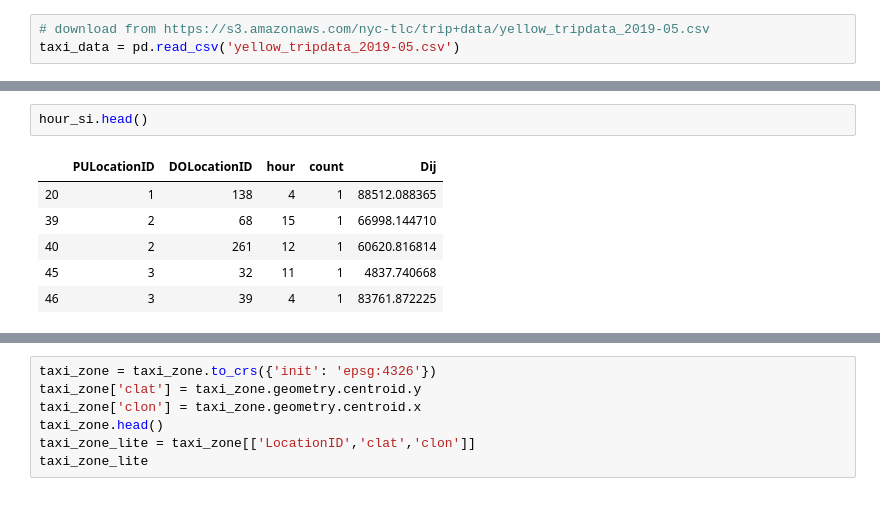
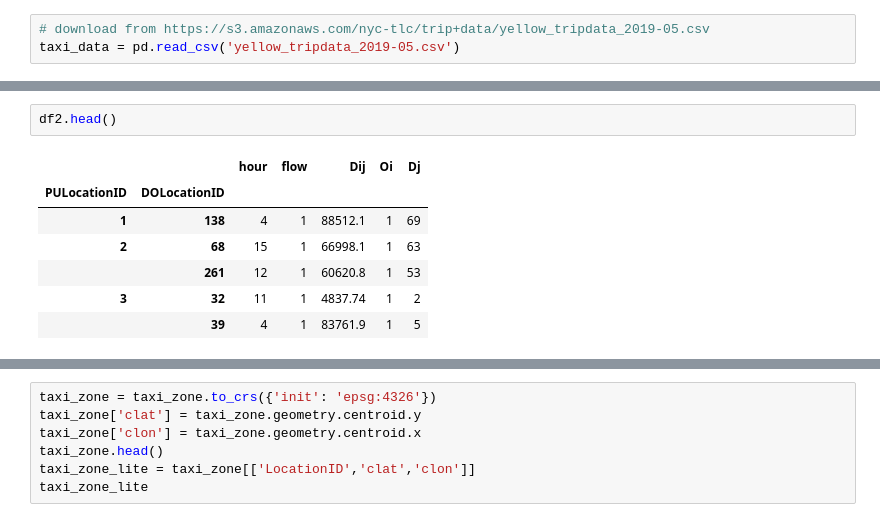
Before and after one commit to leonardzh/zheng_MnM4SDS_project, a Jupyter notebook: Taxi_NNSI.ipynb, the cells around one changed output, grey strips where cells are left out. Saved outputs shown, nothing was run; the diff lists cells and outputs as text.

```diff
--- a/Taxi_NNSI.ipynb
+++ b/Taxi_NNSI.ipynb
@@ -95,9 +182,10 @@ X_re1 = X.reshape(-1,24,3)
 # %%
-hour_si.head()
+df2.head()
 # %% [output]
-|  | PULocationID | DOLocationID | hour | count | Dij |
-| 20 | 1 | 138 | 4 | 1 | 88512.088365 |
-| 39 | 2 | 68 | 15 | 1 | 66998.144710 |
-| 40 | 2 | 261 | 12 | 1 | 60620.816814 |
-| 45 | 3 | 32 | 11 | 1 | 4837.740668 |
-| 46 | 3 | 39 | 4 | 1 | 83761.872225 |
+|  |  | hour | flow | Dij | Oi | Dj |
+| PULocationID | DOLocationID |  |  |  |  |  |
+| 1 | 138 | 4 | 1 | 88512.1 | 1 | 69 |
+| 2 | 68 | 15 | 1 | 66998.1 | 1 | 63 |
+|  | 261 | 12 | 1 | 60620.8 | 1 | 53 |
+| 3 | 32 | 11 | 1 | 4837.74 | 1 | 2 |
+|  | 39 | 4 | 1 | 83761.9 | 1 | 5 |
```
Also changed, not shown: parts of 8 cells of this notebook, 3 other files.
